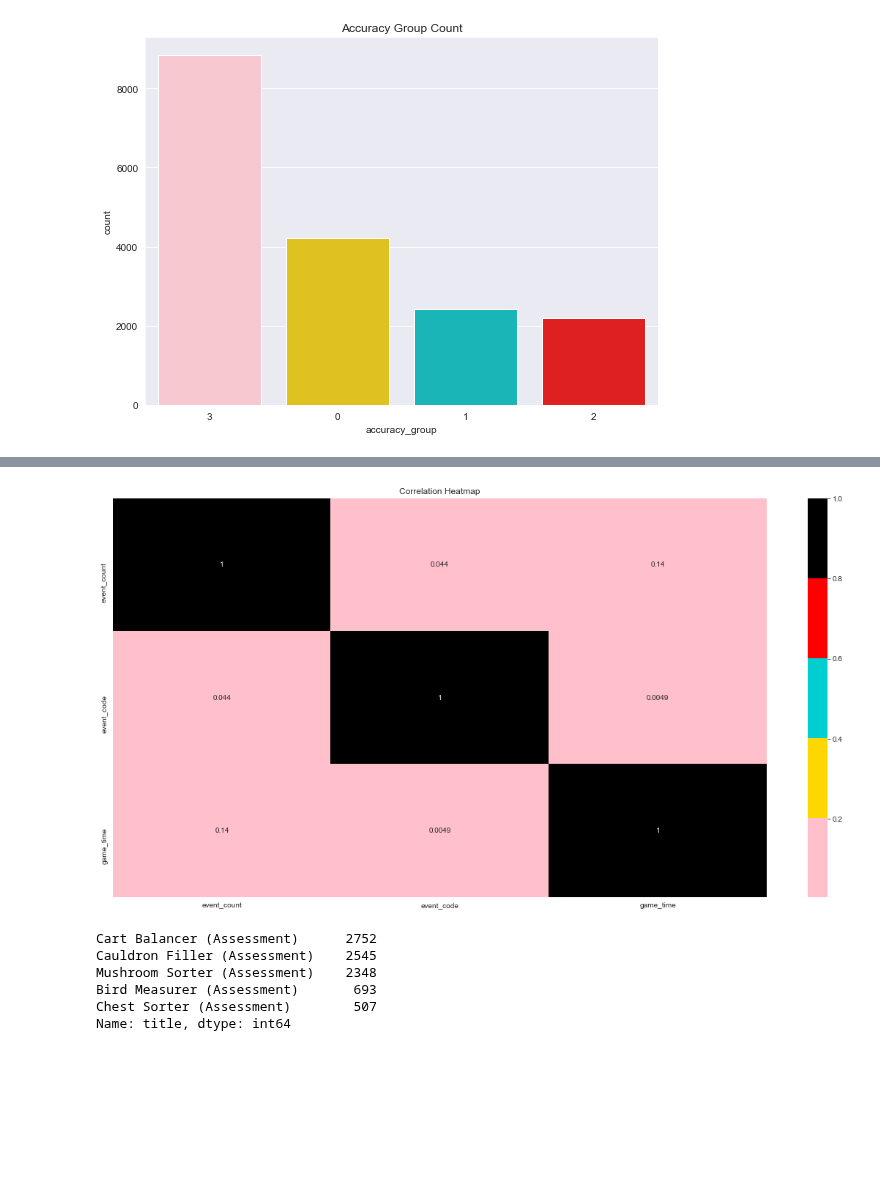
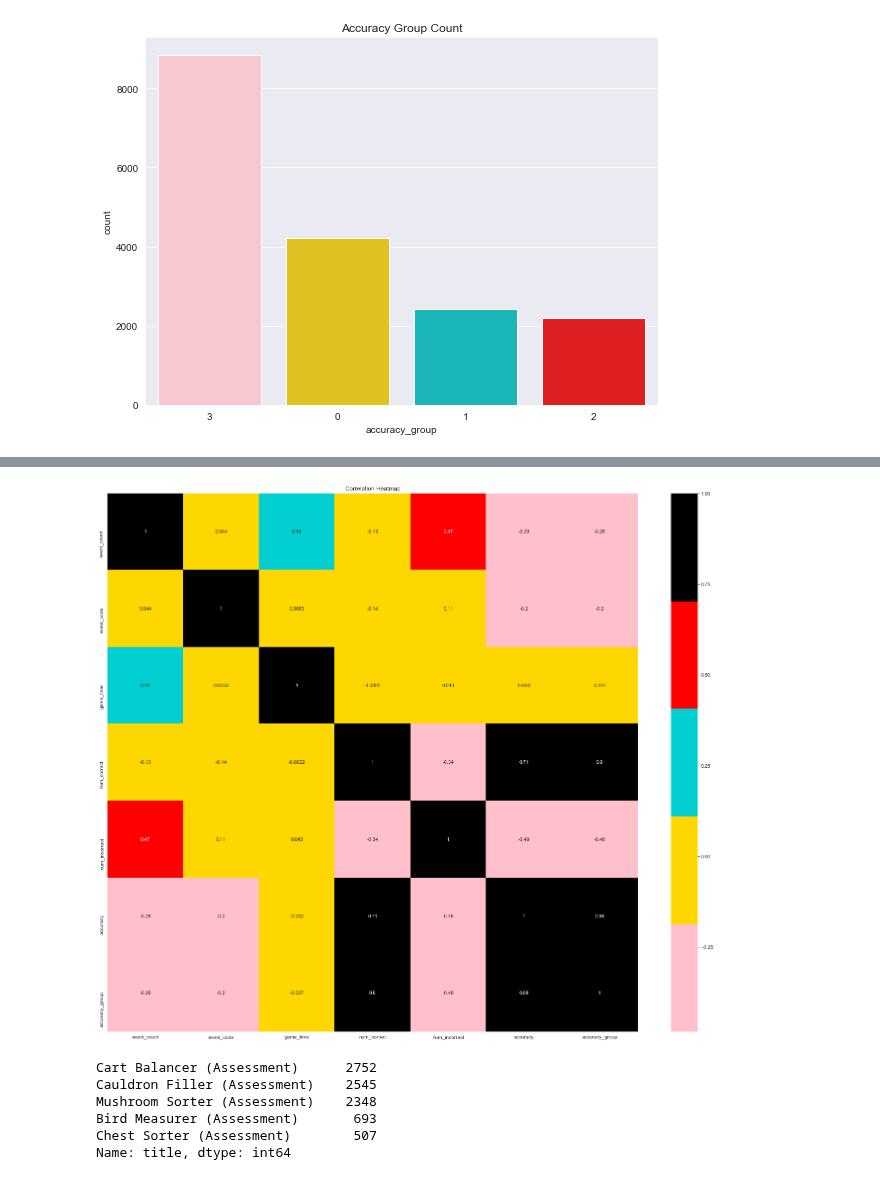
Before and after one commit to cats-in-the-hat/PBS-KIDS2, a Jupyter notebook: faith_starter.ipynb, the cells around one changed output, grey strips where cells are left out. Drawn from its saved outputs; the diff is of its cells as text; code cells hidden in the pictures; blank space fills up the shorter version.

Commit message:
Commit exploring data structures with and without merges

```diff
--- a/faith_starter.ipynb
+++ b/faith_starter.ipynb
@@ -299,6 +320,3 @@ train_labels.head(1)
 # %% [output]
 |  | game_session | installation_id | title | num_correct | num_incorrect | accuracy | accuracy_group |
 | 0 | 6bdf9623adc94d89 | 0006a69f | Mushroom Sorter (Assessment) | 1 | 0 | 1.0 | 3 |
-# %%
-merge = train_.merge(right=train_labels, how='outer', on='game_session')
-merge.isnull().sum()
@@ -401,6 +405,6 @@ plt.show()
 # %% [output]
 [figure]
 # %%
-corrs = train_labels.corr()
+corrs = merge.corr()
 corrs
 # %% [output]
@@ -412,10 +419,10 @@ corrs
 # %%
-plt.figure(figsize = (20, 10))
+plt.figure(figsize = (24, 20))
 
 sns.heatmap(corrs, cmap = my_pal, annot = True)
 plt.title('Correlation Heatmap');
 # %% [output]
-[figure, old version]
+[figure, new version]
 # %%
 train_labels[train_labels['accuracy_group'] == 3]['title'].value_counts()
 # %% [output]
```
Also changed, not shown: parts of 27 cells of this notebook.
